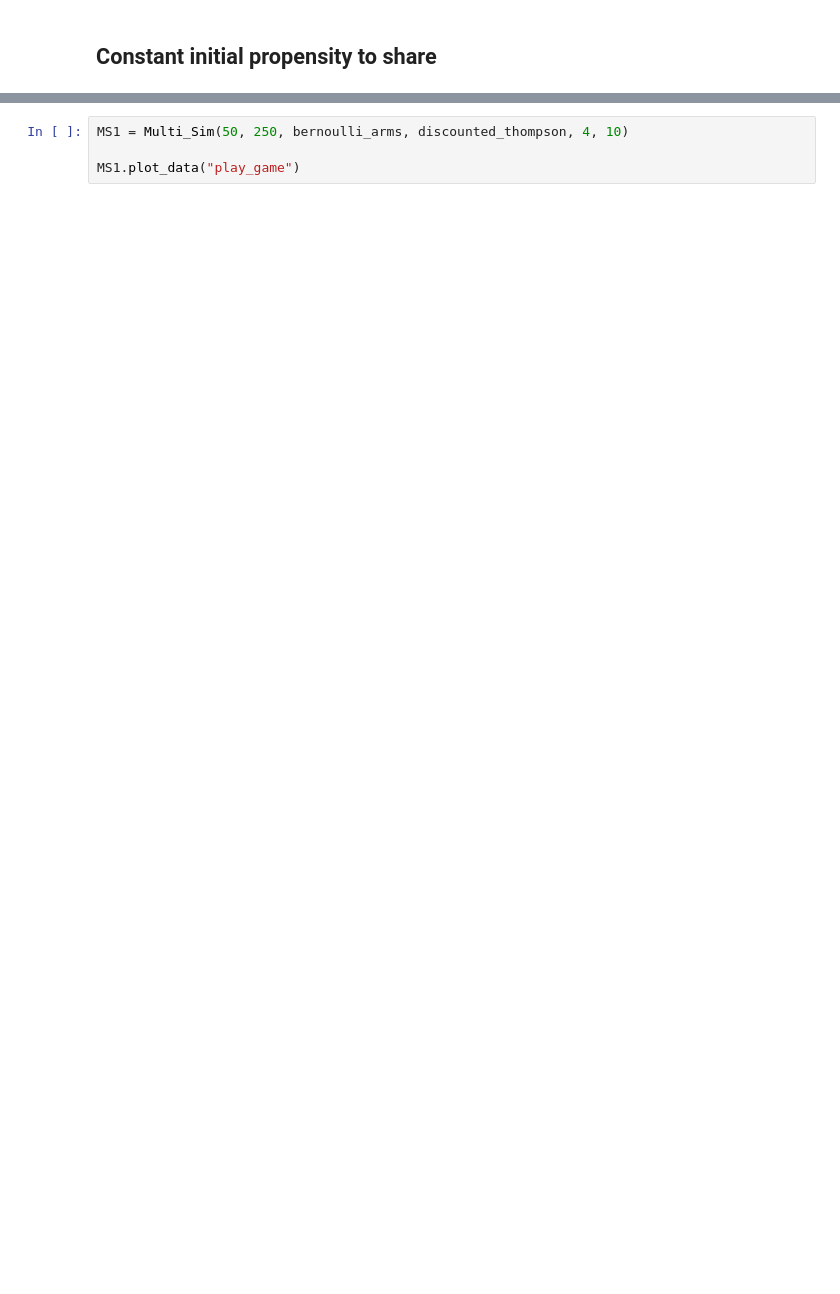
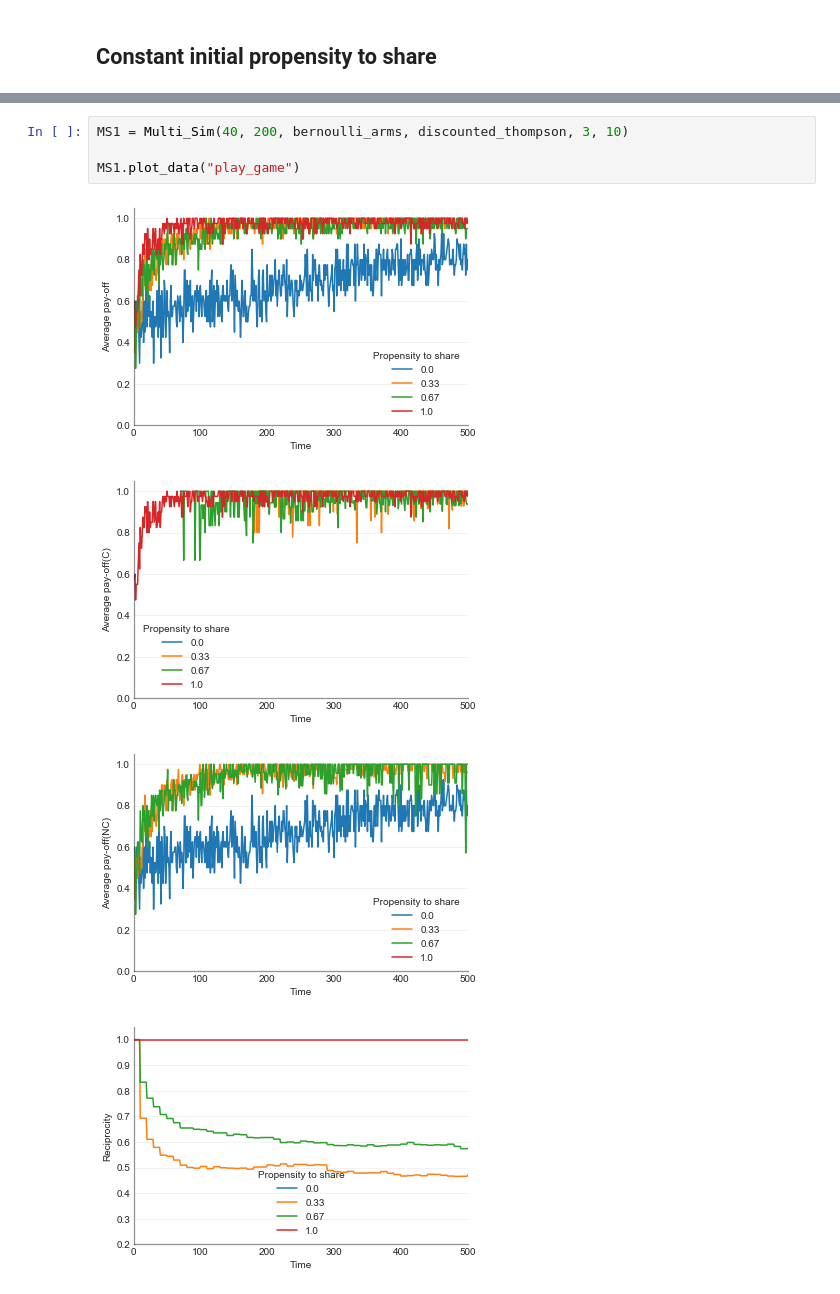
Before and after one commit to marekbojko/Summer-Project, a Jupyter notebook: Thompson/results.ipynb, the cells around one changed output, grey strips where cells are left out. Cells and saved outputs as stored; diff of their text form; blank space fills up the shorter version.

```diff
--- a/Thompson/results.ipynb
+++ b/Thompson/results.ipynb
@@ -53,4 +55,9 @@ We place 50 agents in a field of 250 arms. The simulations are run for 4 constan
 # %%
-MS1 = Multi_Sim(50, 250, bernoulli_arms, discounted_thompson, 4, 10)
+MS1 = Multi_Sim(40, 200, bernoulli_arms, discounted_thompson, 3, 10)
 
 MS1.plot_data("play_game")
+# %% [output]
+[figure, added]
+[figure, added]
+[figure, added]
+[figure, added]
```
Also changed, not shown: parts of 6 cells of this notebook.
